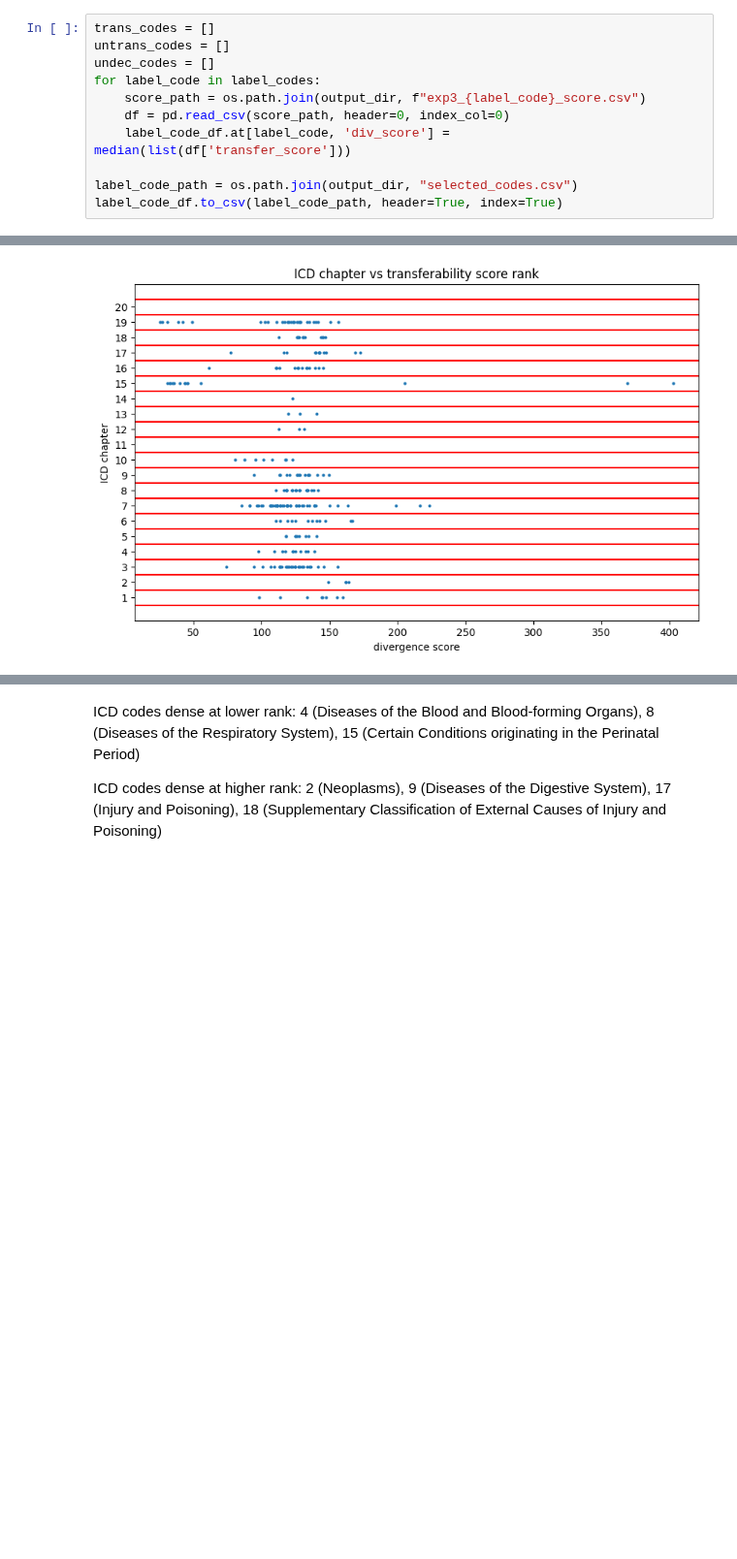
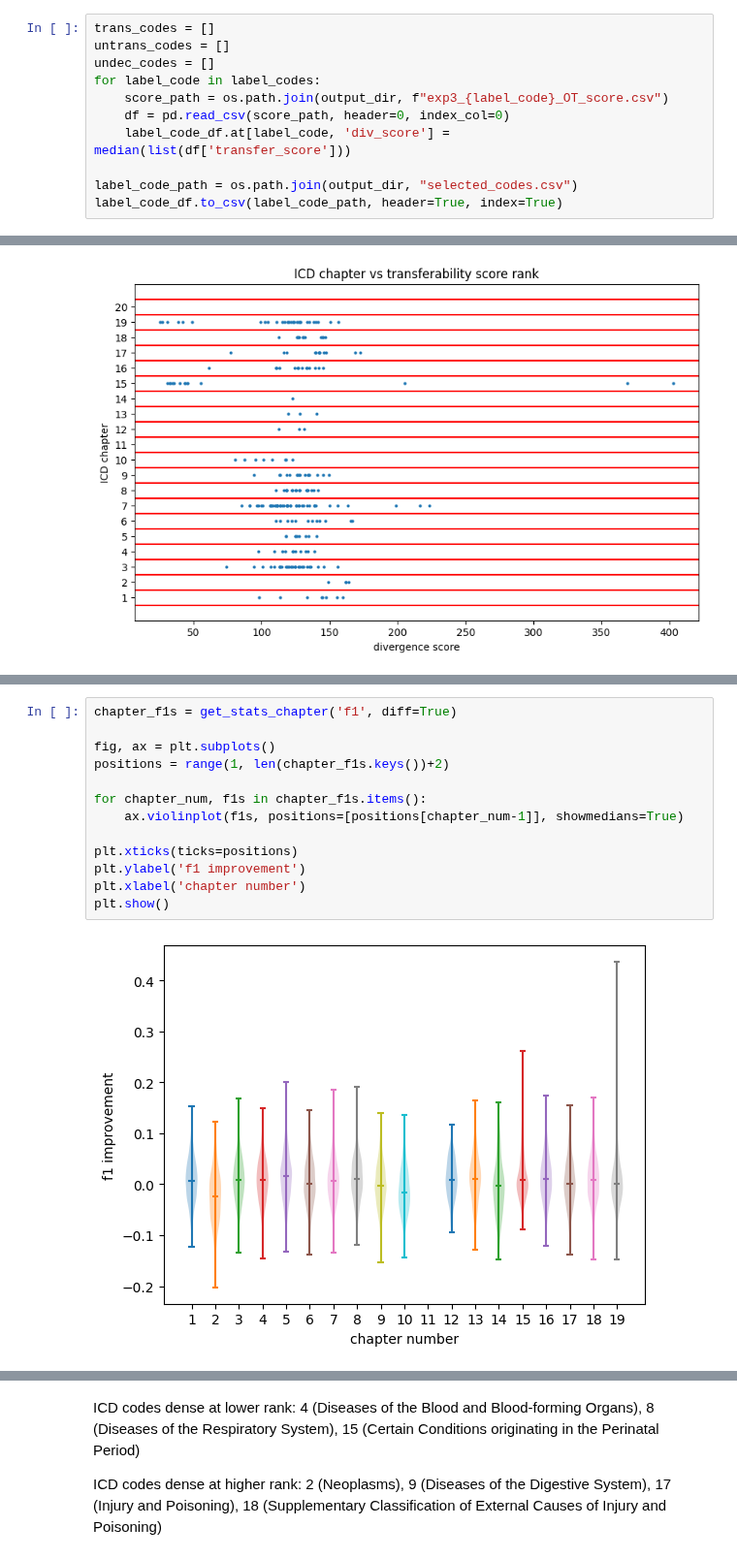
Before and after one commit to causalpathlab/EHR-OT, a Jupyter notebook: mimic_exp/admission/mimic_exp3_vis.ipynb, the cells around one changed output, grey strips where cells are left out. Shown at 97% size. Saved outputs shown, nothing was run; the diff lists cells and outputs as text; blank space fills up the shorter version.

```diff
--- a/mimic_exp/admission/mimic_exp3_vis.ipynb
+++ b/mimic_exp/admission/mimic_exp3_vis.ipynb
@@ -89,7 +89,7 @@ trans_codes = []
 untrans_codes = []
 undec_codes = []
 for label_code in label_codes:
-    score_path = os.path.join(output_dir, f"exp3_{label_code}_score.csv")
+    score_path = os.path.join(output_dir, f"exp3_{label_code}_OT_score.csv")
     df = pd.read_csv(score_path, header=0, index_col=0)
     label_code_df.at[label_code, 'div_score'] = median(list(df['transfer_score']))
 
@@ -461,0 +501,15 @@ plt.show()
+# %%
+chapter_f1s = get_stats_chapter('f1', diff=True)
+
+fig, ax = plt.subplots()
+positions = range(1, len(chapter_f1s.keys())+2)
+
+for chapter_num, f1s in chapter_f1s.items():
+    ax.violinplot(f1s, positions=[positions[chapter_num-1]], showmedians=True)
+
+plt.xticks(ticks=positions)
+plt.ylabel('f1 improvement')
+plt.xlabel('chapter number')
+plt.show()
+# %% [output]
+[figure, added]
```
Also changed, not shown: parts of 9 cells of this notebook, 9 other files.
